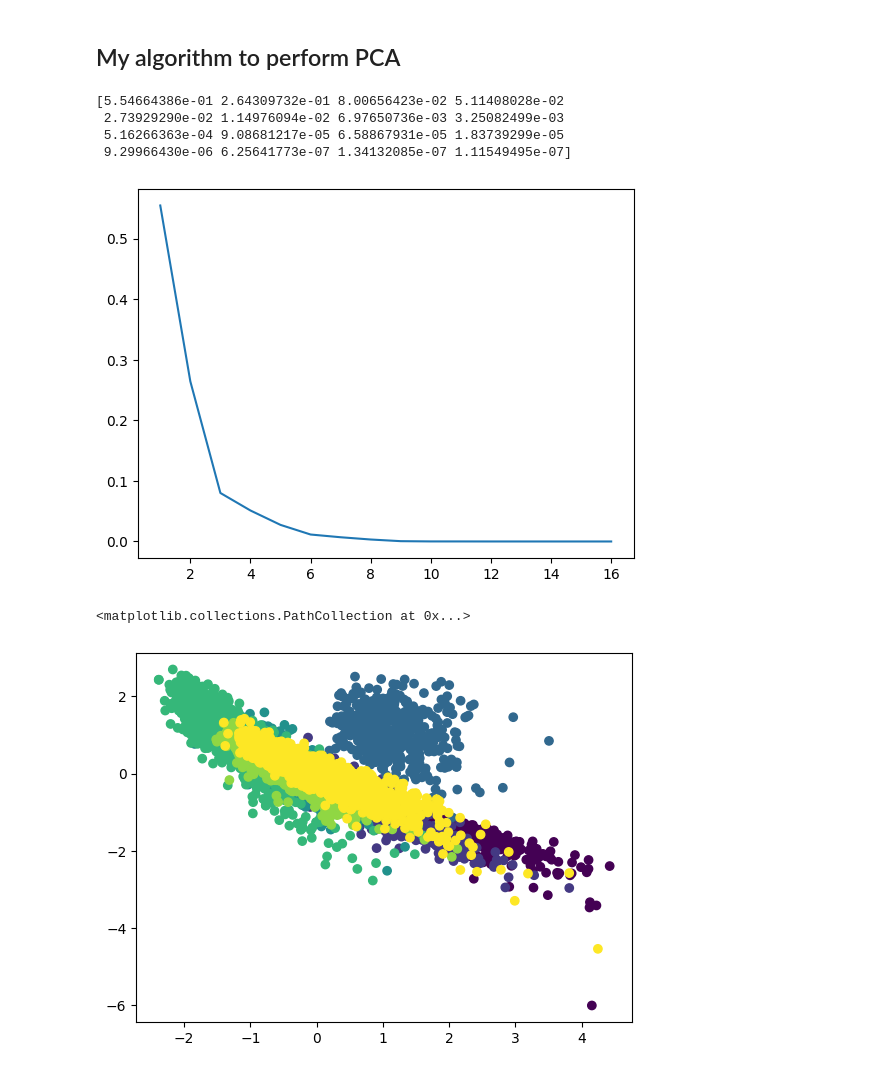
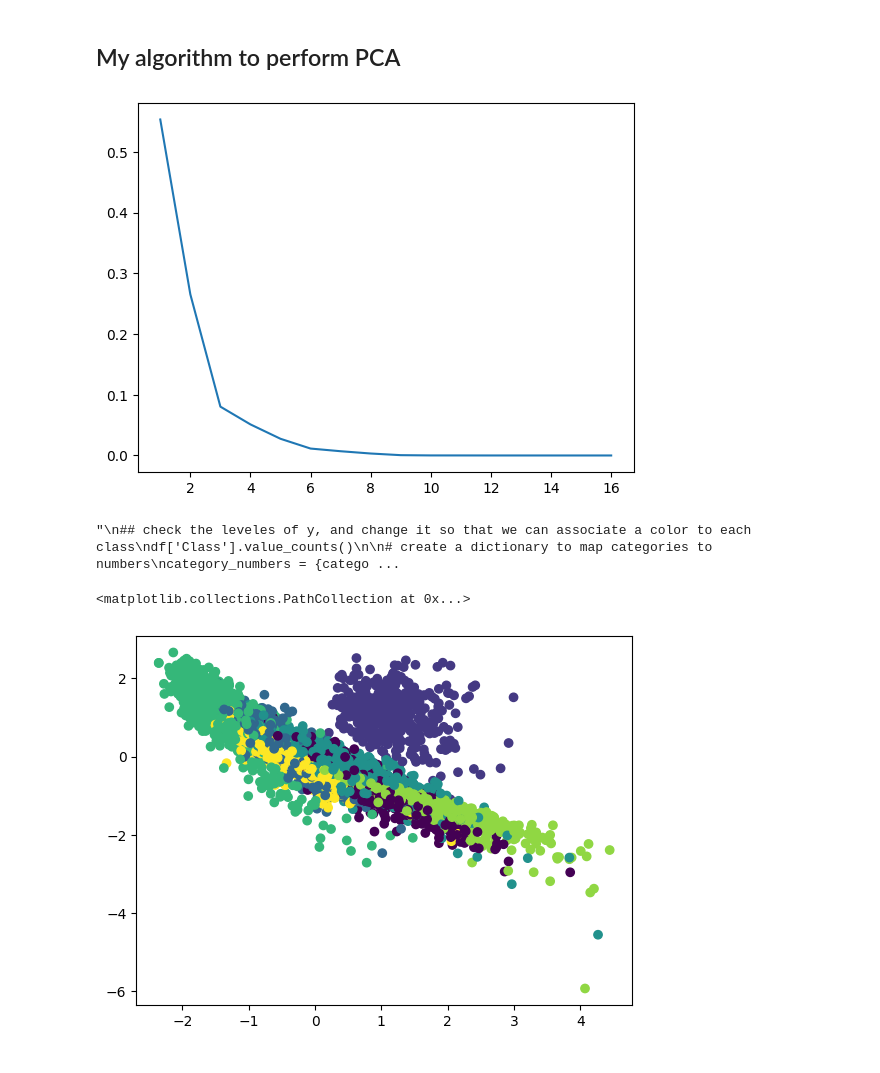
Before and after one commit to alessimichele/Unsupervised-Learning-2023, a Jupyter notebook: my_solution/Lab2.ipynb, the cells around one changed output. Cells and saved outputs as stored; diff of their text form; code cells hidden in the pictures.

```diff
--- a/my_solution/Lab2.ipynb
+++ b/my_solution/Lab2.ipynb
@@ -28,18 +18,28 @@ Xtrain.shape
 # we use sklearn to prerocess
 from sklearn.preprocessing import StandardScaler
 scaler = StandardScaler()
-X_std = scaler.fit_transform(X)
+X_std = scaler.fit_transform(Xtrain)
+#X_std.shape
 # %% [markdown]
 ## My algorithm to perform PCA
 # %%
 def my_PCA(X_std, k):
     """
     X: dataframe
-        dataframe with n observation and p features
+        dataframe with n observation and p features, assumed to be already standardized (nxp)
     k: int
-        number of components
+        number of principal components we want to project on
     output: array-shape
-        return the dataset projected onto the k most significative directions
+        return the "projection matrix": this is a (p x k) matrix that is used to projecs a dataset of n observations and p features
+        to a dataset with n observations and k feature; in particular, the "k most imporant" features of the initial dataset.
+        (important according to "preserving varianca" paradigma)
+        Remark:
+        to actually projects, we have to compute the dot product between the initial nxp dataset and the output (pxk) matrix of this function my_PCA.
+        Example:
+        X = my_initial_nxp_dataset #assume X is standardized
+        find_best_k(X) #used to find the best k, call it k_bar
+        proj_mtrx = my_PCA(X, k_bar)
+        proj_dataset = X.dot(proj_mtrx) # this is the entire initial dataset projected onto the k PCs, so it is a nxk matrix.
     """
 
     cov_mat = np.cov(X_std.T)
@@ -63,8 +63,9 @@ def my_PCA(X_std, k):
     #print(top_k_eigvecs.shape)
     #print('top_k:', top_k_eigvecs)
 
-    X_pca = X_std.dot(top_k_eigvecs.T)
-    return X_pca
+    #print('shape', top_k_eigvecs.T.shape)
+
+    return top_k_eigvecs.T
 # %%
 from matplotlib import pyplot as plt
 
@@ -74,7 +75,7 @@ def find_best_k(X_std):
     eig_vals = np.linalg.eig(cov_mat)[0]
 
     lambdas = sorted(eig_vals, reverse=True)/np.sum(eig_vals)
-    print(lambdas)
+    #print(lambdas)
 
     dim = [i for i in range(1,X_std.shape[1]+1)]
 
@@ -83,12 +84,9 @@ def find_best_k(X_std):
 
 find_best_k(X_std)
 # %% [output]
-[5.54664386e-01 2.64309732e-01 8.00656423e-02 5.11408028e-02
- 2.73929290e-02 1.14976094e-02 6.97650736e-03 3.25082499e-03
- 5.16266363e-04 9.08681217e-05 6.58867931e-05 1.83739299e-05
- 9.29966430e-06 6.25641773e-07 1.34132085e-07 1.11549495e-07]
 [figure]
 # %%
+"""
 ## check the leveles of y, and change it so that we can associate a color to each class
 df['Class'].value_counts()
 
@@ -99,16 +97,31 @@ category_numbers = {category: num for num, category in enumerate(df['Class'].uni
 df['Class'] = df['Class'].map(category_numbers)
 
 y = df['Class'].values
+
+"""
+# %% [output]
+"\n## check the leveles of y, and change it so that we can associate a color to each class\ndf['Class'].value_counts()\n\n# create a dictionary to map categories to numbers\ncategory_numbers = {catego ...
 # %%
 ## Project the data (training set) in the first two principal components and color by class. Do it also for three principal components.
-proj_to_2 = my_PCA(X_std,2)
+proj_to_2 = X_std.dot(my_PCA(X_std,2))
 
 first_comp = [proj_to_2[i][0] for i in range(X_std.shape[0])]
 second_comp = [proj_to_2[i][1] for i in range(X_std.shape[0])]
 
-plt.scatter(first_comp,second_comp, c = y)
+# Get the unique categories
+unique_categories = np.unique(ytrain)
+
+# Create an empty array to store the encoded values
+encoded_array = np.empty_like(ytrain, dtype=int)
+
+# Loop through each category and encode it
+for i, category in enumerate(unique_categories):
+    encoded_array[ytrain == category] = i
+
+# apply the mapping to the 'category' column using the map() function
+plt.scatter(first_comp,second_comp, c = encoded_array)
 # %% [output]
 <matplotlib.collections.PathCollection at 0x...>
-[figure, old version]
+[figure, new version]
 # %%
 ## Project the data (training set) in the first 3 principal components and color by class. Do it also for three principal components.
```
Also changed, not shown: parts of 14 cells of this notebook.
